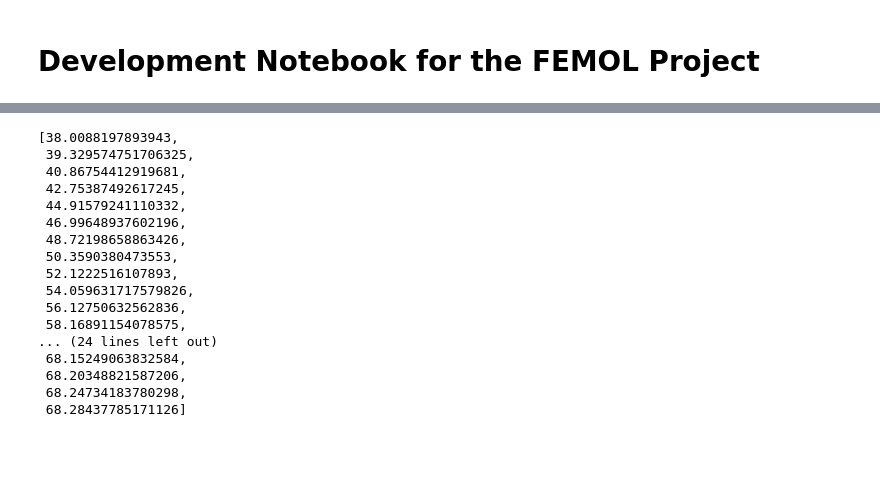
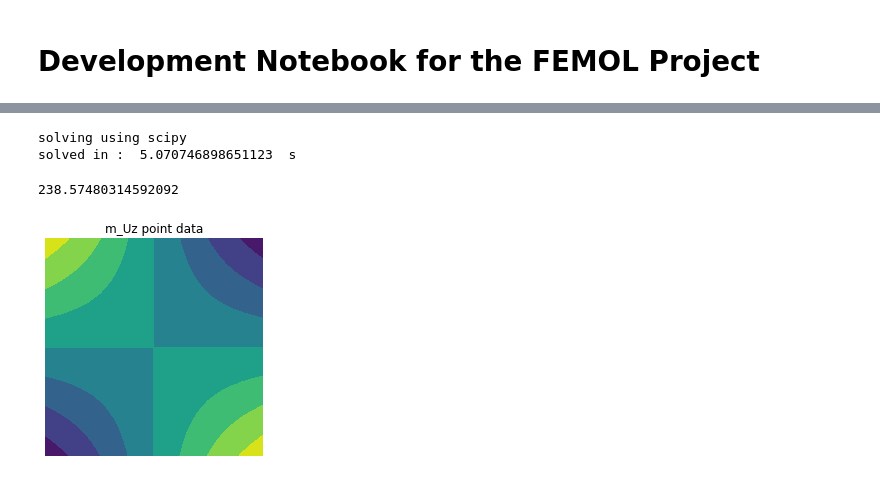
Before and after one commit to olivecha/FEMOL, a Jupyter notebook: DEV_Notebook.ipynb, the cells around one changed output, grey strips where cells are left out. Saved outputs shown, nothing was run; the diff lists cells and outputs as text; code cells hidden in the pictures; blank space fills up the shorter version.

```diff
--- a/DEV_Notebook.ipynb
+++ b/DEV_Notebook.ipynb
@@ -159,20 +18,30 @@ plt.legend()
-# %%
-SIMP.lmbds
-# %% [output]
-[38.0088197893943,
- 39.329574751706325,
- 40.86754412919681,
- 42.75387492617245,
- 44.91579241110332,
- 46.99648937602196,
- 48.72198658863426,
- 50.3590380473553,
- 52.1222516107893,
- 54.059631717579826,
- 56.12750632562836,
- 58.16891154078575,
-... (24 lines left out)
- 68.15249063832584,
- 68.20348821587206,
- 68.24734183780298,
- 68.28437785171126]
+# %%
+# Square mesh
+mesh = FEMOL.mesh.rectangle_Q4(0.2, 0.2, 20, 20)
+# laminates and materials
+plies1 = [0, 0, 0]
+plies2 = [90]
+flax = FEMOL.materials.general_flax()
+carbon = FEMOL.materials.general_carbon()
+layup1 = FEMOL.laminate.Layup(material=flax, plies=plies1, symetric=True)
+layup2 = FEMOL.laminate.Layup(material=carbon, plies=plies2, symetric=False, h_core=0, z_core= 0.005 + carbon.hi)
+# FEM problem definition
+problem = FEMOL.FEM_Problem(mesh=mesh, physics='modal', model='plate')
+problem.define_materials(flax, carbon)
+problem.define_tensors(layup1, layup2)  # thick=1
+# First modal solve
+w, v = problem.solve(filtre=0)
+# %% [output]
+solving using scipy
+solved in :  5.070746898651123  s
+# %%
+w[1]
+# %% [output]
+238.57480314592092
+# %%
+mesh.add_mode('m', v[1], 6)
+mesh.wrap('m')
+mesh.plot.point_data('m_Uz')
+ref_vector = v[1]
+# %% [output]
+[figure, added]
```
Also changed, not shown: parts of 41 cells of this notebook, 3 other files.
